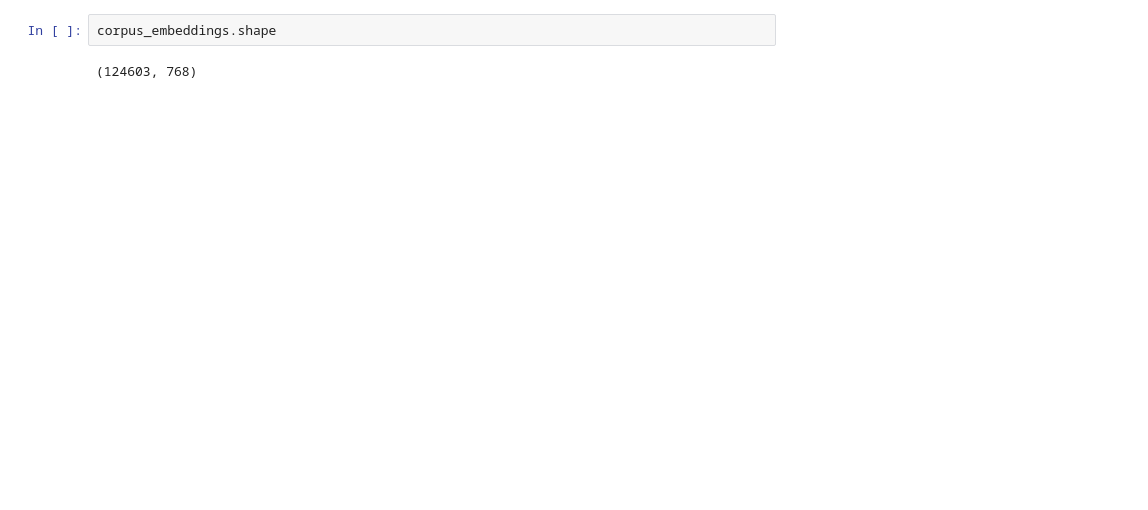
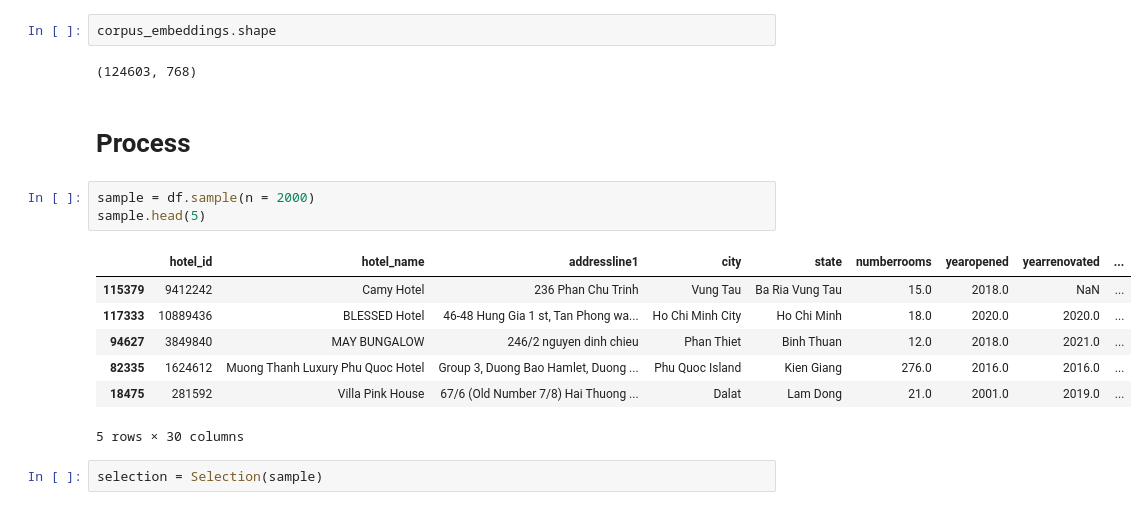
Before and after one commit to quangtiennnn/master-procedures, a Jupyter notebook: process...ipynb, the cells around one changed output. Cells and saved outputs as stored; diff of their text form; blank space fills up the shorter version.

```diff
--- a/process...ipynb
+++ b/process...ipynb
@@ -154,3 +157,18 @@ Wall time: 1.11 s
 corpus_embeddings.shape
 # %% [output]
 (124603, 768)
+# %% [markdown]
+# Process
+# %%
+sample = df.sample(n = 2000)
+sample.head(5)
+# %% [output]
+|  | hotel_id | hotel_name | addressline1 | city | state | numberrooms | yearopened | yearrenovated | ... |
+| 115379 | 9412242 | Camy Hotel | 236 Phan Chu Trinh | Vung Tau | Ba Ria Vung Tau | 15.0 | 2018.0 | NaN | ... |
+| 117333 | 10889436 | BLESSED Hotel | 46-48 Hung Gia 1 st, Tan Phong wa... | Ho Chi Minh City | Ho Chi Minh | 18.0 | 2020.0 | 2020.0 | ... |
+| 94627 | 3849840 | MAY BUNGALOW | 246/2 nguyen dinh chieu | Phan Thiet | Binh Thuan | 12.0 | 2018.0 | 2021.0 | ... |
+| 82335 | 1624612 | Muong Thanh Luxury Phu Quoc Hotel | Group 3, Duong Bao Hamlet, Duong ... | Phu Quoc Island | Kien Giang | 276.0 | 2016.0 | 2016.0 | ... |
+| 18475 | 281592 | Villa Pink House | 67/6 (Old Number 7/8) Hai Thuong ... | Dalat | Lam Dong | 21.0 | 2001.0 | 2019.0 | ... |
+5 rows × 30 columns
+# %%
+selection = Selection(sample)
```
Also changed, not shown: parts of 22 cells of this notebook, 4 other files.
